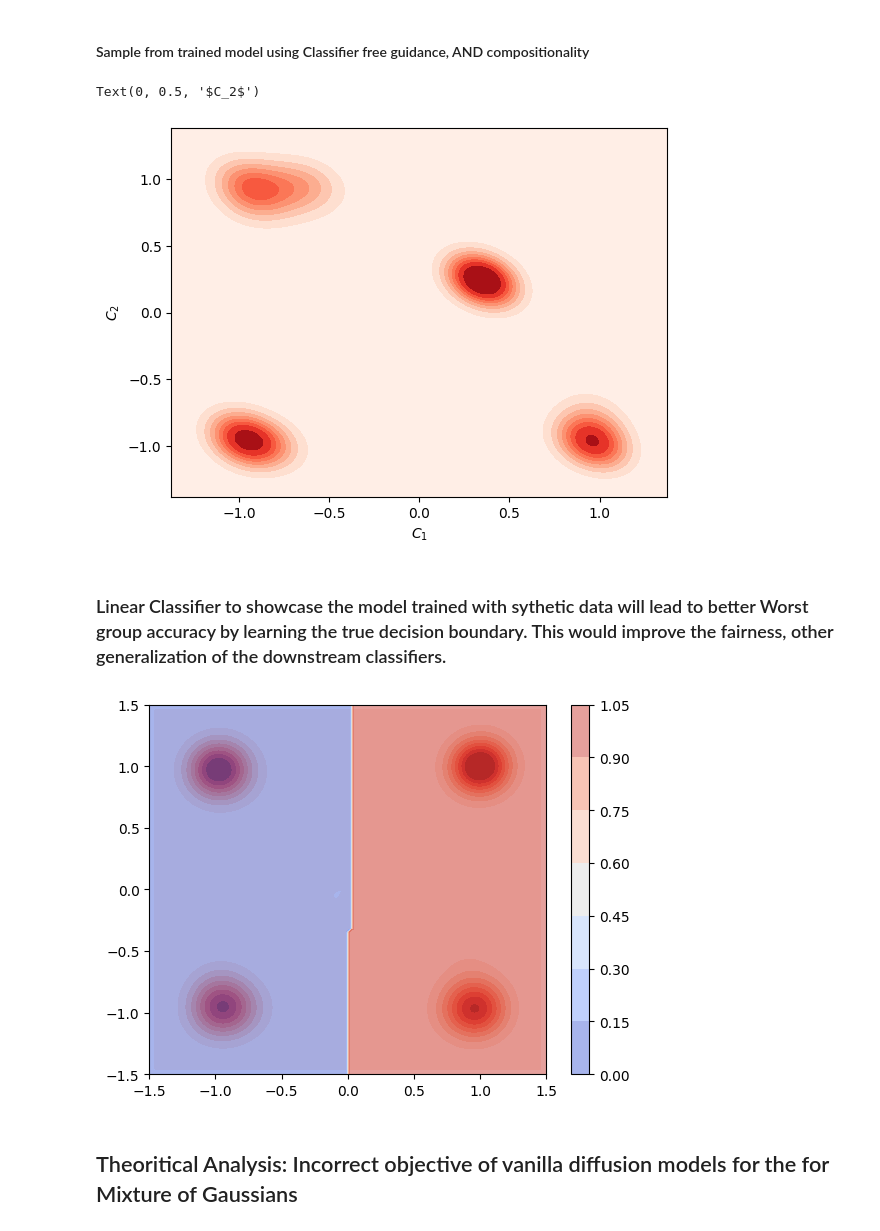
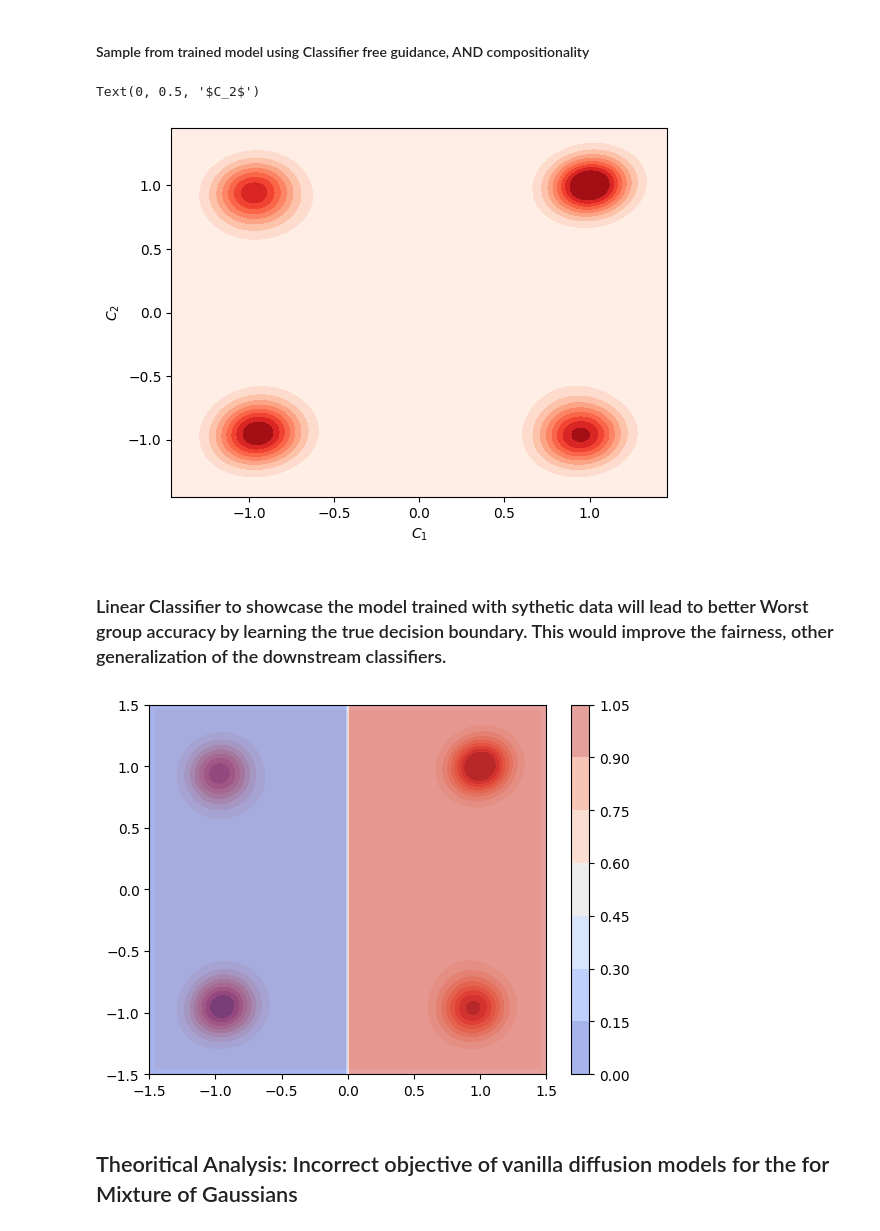
Before and after one commit to sachit3022/compositional-generation, a Jupyter notebook: notebooks/2d_gaussian_generation.ipynb, the cells around one changed output. Saved outputs shown, nothing was run; the diff lists cells and outputs as text; code cells hidden in the pictures.

```diff
--- a/notebooks/2d_gaussian_generation.ipynb
+++ b/notebooks/2d_gaussian_generation.ipynb
@@ -131,8 +130,8 @@ CoInD loss is given by: $|| \epsilon_{\theta}(x_t,t,(c_1,\varnothing)) +\epsilon
 def prepare_labels(y,y_null):
     # prepare labels for diffusion and conditional independence.
     p_null = 0.2
-    #y_diffusion_obj = torch.where(torch.rand(y.size(0),1,device=y.device) < p_null , y_null, y)
-    y_diffusion_obj = torch.where(torch.rand(*y.shape,device=y.device) < p_null , y_null, y)
+    y_diffusion_obj = torch.where(torch.rand(y.size(0),1,device=y.device) < p_null , y_null, y)
+    #y_diffusion_obj = torch.where(torch.rand(*y.shape,device=y.device) < p_null , y_null, y)
     batch_size, num_cols = y.size()
 
     all_y_idx = torch.arange(num_cols).repeat(batch_size,1)
@@ -179,7 +178,7 @@ lr = 1e-3
 data_size = 4096
 iterations = 5001
 hidden_dim = 256
-lambda_coind = 0.0
+lambda_coind = 1.0
 print_every = 1000
 
 noise_scheduler = DDPMScheduler(num_train_timesteps=1000, prediction_type="epsilon", beta_schedule="linear")
@@ -260,7 +259,7 @@ plt.xlabel(r"$C_1$")
 plt.ylabel(r"$C_2$")
 # %% [output]
 Text(0, 0.5, '$C_2$')
-[figure, old version]
+[figure, new version]
 # %% [markdown]
 ### Linear Classifier to showcase the model trained with sythetic data will lead to better Worst group accuracy by learning the true decision boundary. This would improve the fairness, other generalization of the downstream classifiers.
 # %%
@@ -275,36 +274,34 @@ epochs = 10000
 classifier = LinearClassifier().to(device)
 criterion = nn.CrossEntropyLoss().to(device)
 optimizer = torch.optim.AdamW(classifier.parameters(), lr=0.001)
 scheduler = torch.optim.lr_scheduler.CosineAnnealingLR(optimizer, T_max=epochs)
 classifier.train()
 for i in range(epochs):
     optimizer.zero_grad()
     logits = classifier(samples)
     loss = criterion(logits, y[:,0]-1)
     loss.backward()
     optimizer.step()
     scheduler.step()
 def plot_classifier(model):
     x = torch.linspace(-1.5, 1.5, 100)
     y = torch.linspace(-1.5, 1.5, 100)
     X, Y = torch.meshgrid(x, y)
     Z = torch.zeros_like(X)
     for i in range(X.size(0)):
         for j in range(X.size(1)):
             z = torch.tensor([X[i,j], Y[i,j]]).to(device)
             with torch.no_grad():
                 logits = model(z)
             Z[i,j] = logits.argmax().item()
     plt.contourf(X.numpy(), Y.numpy(), Z.numpy(), alpha=0.5, cmap=cm.coolwarm)
     plt.colorbar()
     plt.show()
 
 density_plot(samples.cpu().detach().numpy())
-plt.xlim(-3, 3)
-plt.ylim(-3, 3)
 plot_classifier(classifier)
 # %% [output]
-[figure, old version]
+[figure, new version]
 # %% [markdown]
 ## Theoritical Analysis: Incorrect objective of vanilla diffusion models for the for Mixture of Gaussians
 # %%
```
Also changed, not shown: parts of 3 cells of this notebook, 2 other files.
